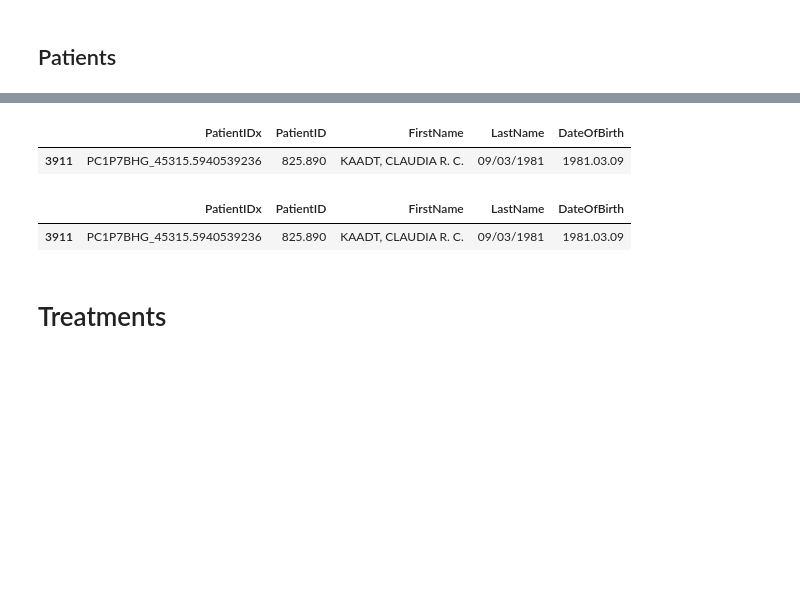
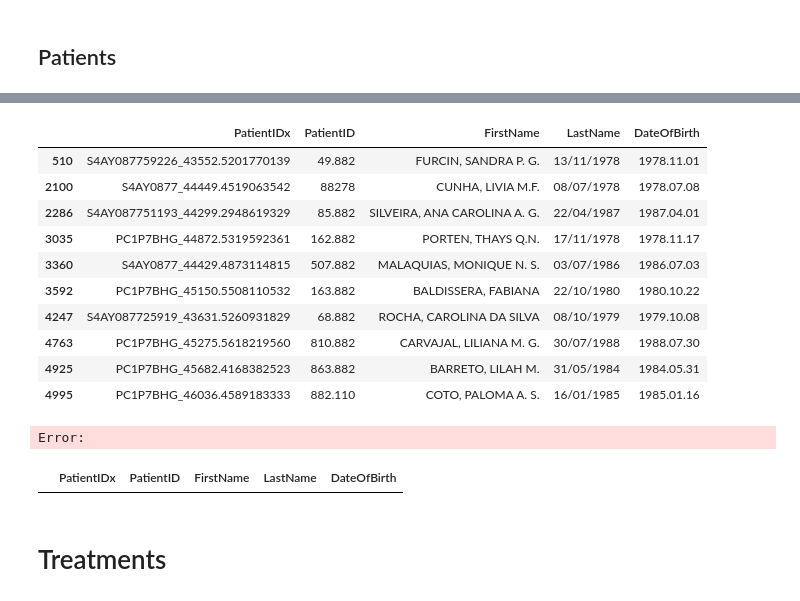
Before and after one commit to bobbypestana/embryoscope-extraction, a Jupyter notebook: embryoscope_api/get_embryo_images_v0.ipynb, the cells around one changed output, grey strips where cells are left out. Drawn from its saved outputs; the diff is of its cells as text; code cells hidden in the pictures; blank space fills up the shorter version.

```diff
--- a/embryoscope_api/get_embryo_images_v0.ipynb
+++ b/embryoscope_api/get_embryo_images_v0.ipynb
@@ -99,15 +99,24 @@ df_patients.head()
 # %%
-patient_idx = df_patients[df_patients['PatientID'].str.contains('825.890')]#['PatientIDx'].values[0]
+patient_idx = df_patients[df_patients['PatientID'].str.contains('882')]#['PatientIDx'].values[0]
 patient_idx
 # %% [output]
 |  | PatientIDx | PatientID | FirstName | LastName | DateOfBirth |
-| 3911 | PC1P7BHG_45315.5940539236 | 825.890 | KAADT, CLAUDIA R. C. | 09/03/1981 | 1981.03.09 |
+| 510 | S4AY087759226_43552.5201770139 | 49.882 | FURCIN, SANDRA P. G. | 13/11/1978 | 1978.11.01 |
+| 2100 | S4AY0877_44449.4519063542 | 88278 | CUNHA, LIVIA M.F. | 08/07/1978 | 1978.07.08 |
+| 2286 | S4AY087751193_44299.2948619329 | 85.882 | SILVEIRA, ANA CAROLINA A. G. | 22/04/1987 | 1987.04.01 |
+| 3035 | PC1P7BHG_44872.5319592361 | 162.882 | PORTEN, THAYS Q.N. | 17/11/1978 | 1978.11.17 |
+| 3360 | S4AY0877_44429.4873114815 | 507.882 | MALAQUIAS, MONIQUE N. S. | 03/07/1986 | 1986.07.03 |
+| 3592 | PC1P7BHG_45150.5508110532 | 163.882 | BALDISSERA, FABIANA | 22/10/1980 | 1980.10.22 |
+| 4247 | S4AY087725919_43631.5260931829 | 68.882 | ROCHA, CAROLINA DA SILVA | 08/10/1979 | 1979.10.08 |
+| 4763 | PC1P7BHG_45275.5618219560 | 810.882 | CARVAJAL, LILIANA M. G. | 30/07/1988 | 1988.07.30 |
+| 4925 | PC1P7BHG_45682.4168382523 | 863.882 | BARRETO, LILAH M. | 31/05/1984 | 1984.05.31 |
+| 4995 | PC1P7BHG_46036.4589183333 | 882.110 | COTO, PALOMA A. S. | 16/01/1985 | 1985.01.16 |
+Error:
 # %%
-patient_idx = 'PC1P7BHG_45315.5940539236'
+patient_idx = 'PC1P7BHG_45996.4079372338'
 df_patients[df_patients['PatientIDx'] == patient_idx]
 # %% [output]
 |  | PatientIDx | PatientID | FirstName | LastName | DateOfBirth |
-| 3911 | PC1P7BHG_45315.5940539236 | 825.890 | KAADT, CLAUDIA R. C. | 09/03/1981 | 1981.03.09 |
 # %% [markdown]
 # Treatments
 # %%
```
Also changed, not shown: parts of 7 cells of this notebook, 38 other files.
